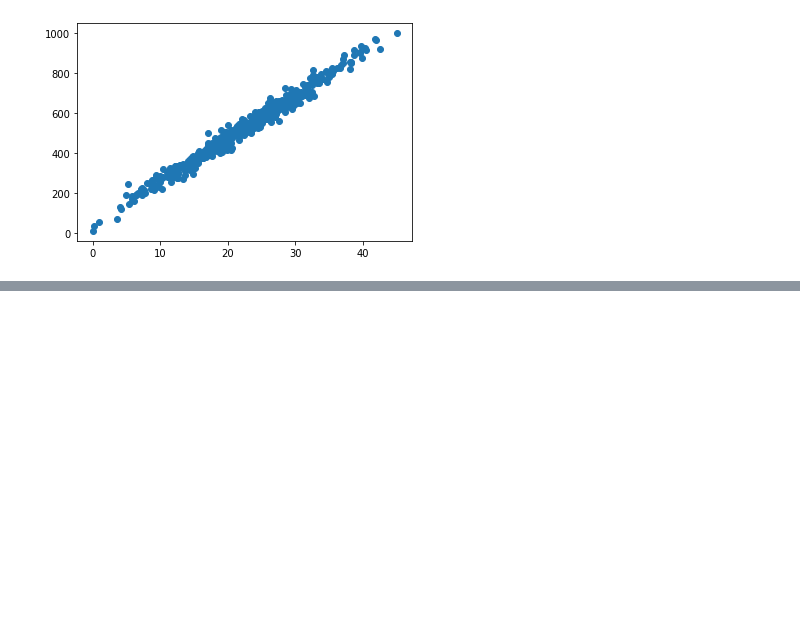
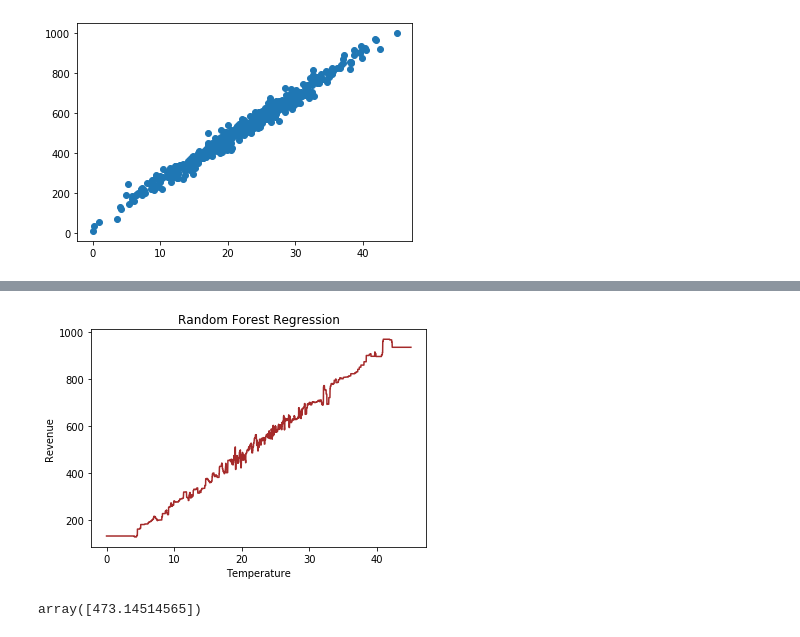
Before and after one commit to shwam25/ML_Project, a Jupyter notebook: Project.ipynb, the cells around one changed output, grey strips where cells are left out. Saved outputs shown, nothing was run; the diff lists cells and outputs as text; code cells hidden in the pictures; blank space fills up the shorter version.

```diff
--- a/Project.ipynb
+++ b/Project.ipynb
@@ -55,0 +148,16 @@ plt.scatter(x_axis, y_axis)
+# %%
+# Visualising the Random Forest Regression Results
+plt.plot(X_grid, regressor.predict(X_grid), color = 'brown')
+plt.title('Random Forest Regression')
+plt.xlabel('Temperature')
+plt.ylabel('Revenue')
+plt.show()
+# %% [output]
+[figure, added]
+# %%
+# Predicting revenue at a given temperature
+T = 20
+Revenue = regressor.predict([[T]])
+Revenue
+# %% [output]
+array([473.14514565])
```
Also changed, not shown: parts of 10 cells of this notebook.
